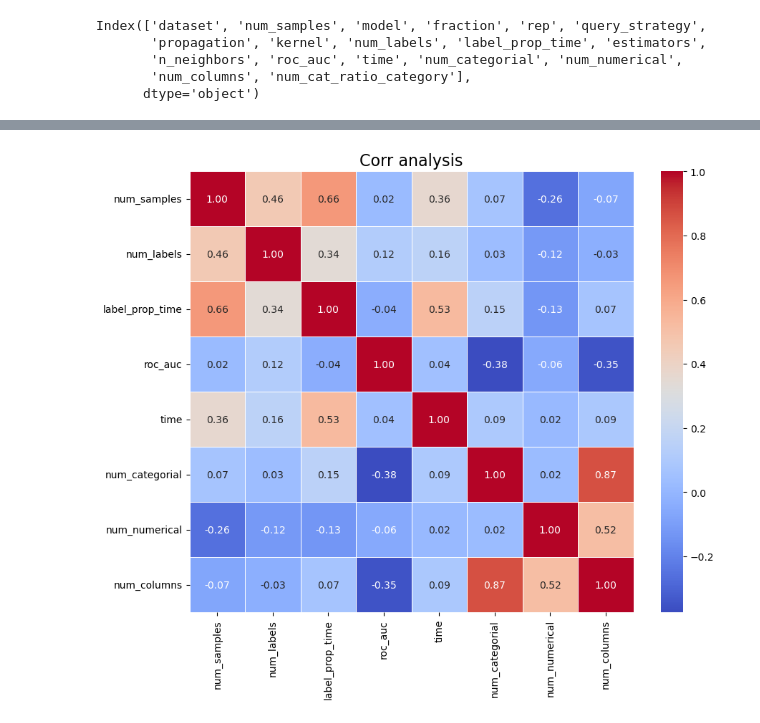
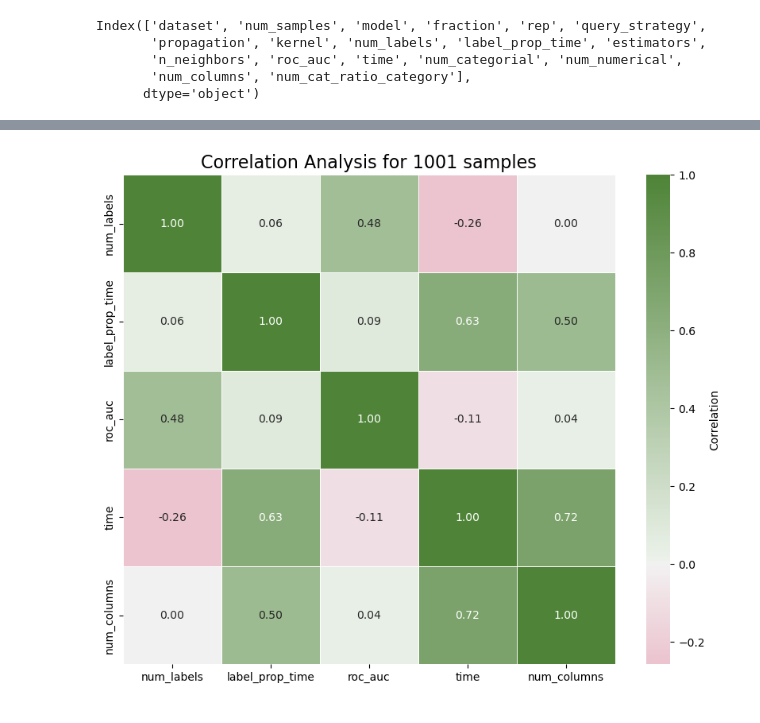
Before and after one commit to Vinylango25/Active-Semi-Supervised-Learning-SSALAD-Project-, a Jupyter notebook: jupyter/TestParams.ipynb, the cells around one changed output, grey strips where cells are left out. Saved outputs shown, nothing was run; the diff lists cells and outputs as text; code cells hidden in the pictures.

Commit message:
updated correlation analysis

```diff
--- a/jupyter/TestParams.ipynb
+++ b/jupyter/TestParams.ipynb
@@ -369,10 +517,19 @@ Index(['dataset', 'num_samples', 'model', 'fraction', 'rep', 'query_strategy',
 # %%
-corr_matrix = iforest_size_data[
-['num_samples','num_labels','label_prop_time', 'roc_auc','time', 'num_categorial', 'num_numerical', 'num_columns']
+from matplotlib.colors import LinearSegmentedColormap
+
+corr_matrix = iforest_size_data[iforest_size_data.num_samples == 1001][
+    ['num_labels','label_prop_time', 'roc_auc','time', 'num_columns']
 ].corr()
+#
+# cmap = sns.diverging_palette(240, 120, as_cmap=True)
+# white zt 0
+# cmap = LinearSegmentedColormap.from_list("CMAP_COLOR", ["red", "white","green"], N=250)
+
+#120=green, red=0
+cmap = sns.diverging_palette(0, 120, as_cmap=True)
 plt.figure(figsize=(10, 8))
-sns.heatmap(corr_matrix, annot=True, cmap='coolwarm', fmt='.2f', linewidths=0.5)
-plt.title("Corr analysis", fontsize=16)
+sns.heatmap(corr_matrix, annot=True, cmap=cmap, fmt='.2f', linewidths=0.5, center=0, cbar_kws={'label': 'Correlation'})
+plt.title(f"Correlation Analysis for {1001} samples", fontsize=16)
 plt.show()
 # %% [output]
-[figure, old version]
+[figure, new version]
```
Also changed, not shown: parts of 23 cells of this notebook.
